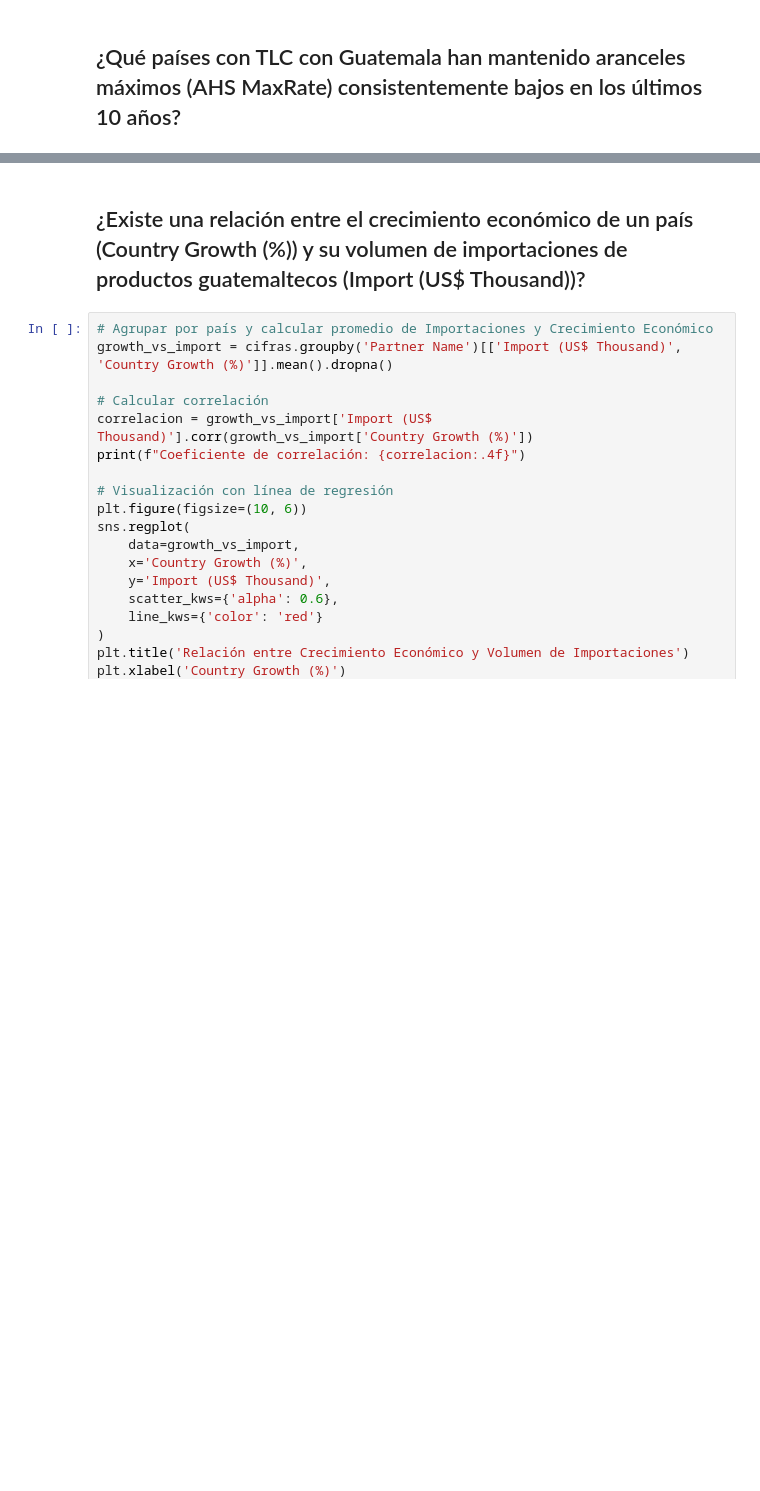
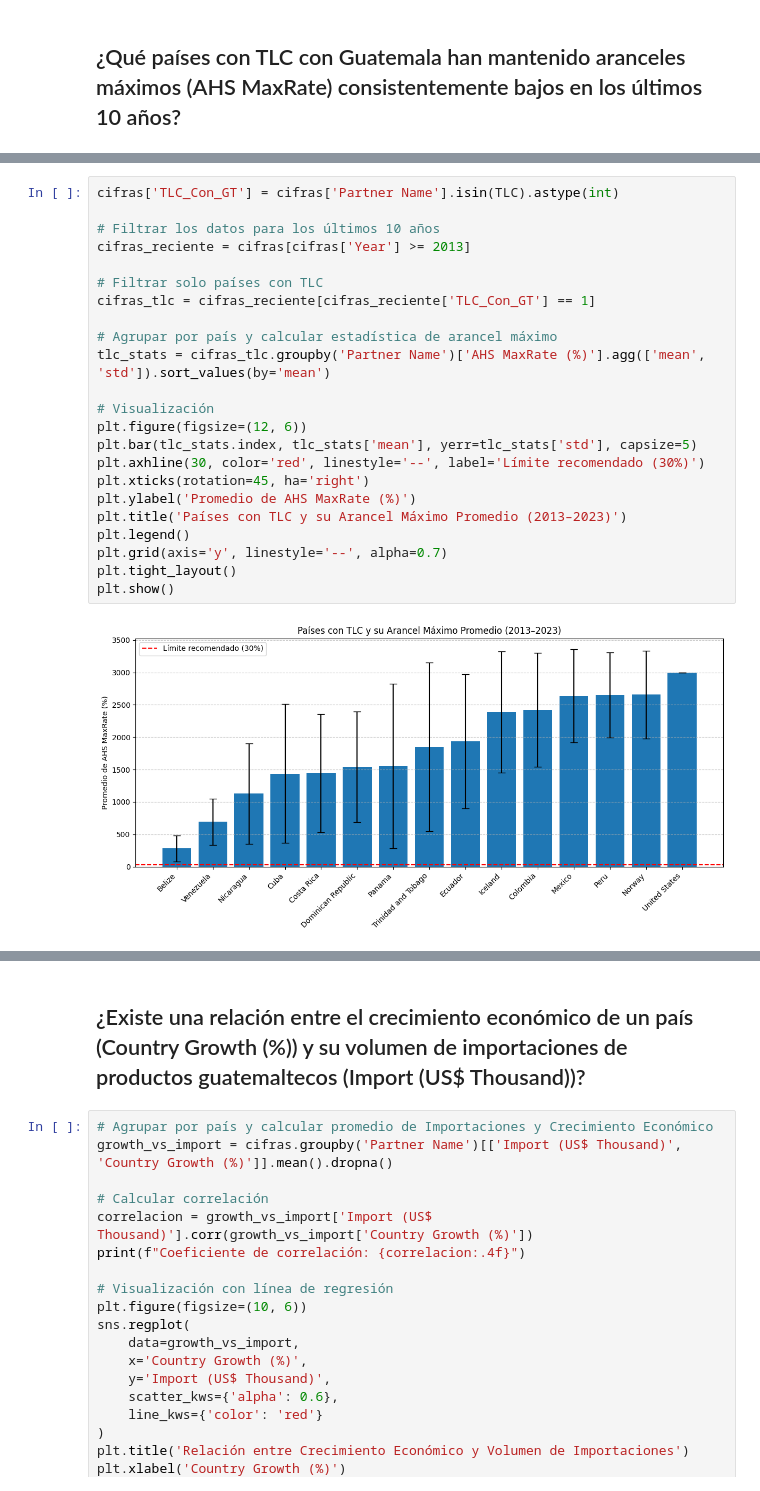
Before and after one commit to angosoto/Proyecto-Final-Data-Science-, a Jupyter notebook: EDA.ipynb, the cells around one changed output, grey strips where cells are left out. Drawn from its saved outputs; the diff is of its cells as text; blank space fills up the shorter version.

```diff
--- a/EDA.ipynb
+++ b/EDA.ipynb
@@ -35,0 +27,25 @@ plt.show()
+# %%
+cifras['TLC_Con_GT'] = cifras['Partner Name'].isin(TLC).astype(int)
+
+# Filtrar los datos para los últimos 10 años
+cifras_reciente = cifras[cifras['Year'] >= 2013]
+
+# Filtrar solo países con TLC
+cifras_tlc = cifras_reciente[cifras_reciente['TLC_Con_GT'] == 1]
+
+# Agrupar por país y calcular estadística de arancel máximo
+tlc_stats = cifras_tlc.groupby('Partner Name')['AHS MaxRate (%)'].agg(['mean', 'std']).sort_values(by='mean')
+
+# Visualización
+plt.figure(figsize=(12, 6))
+plt.bar(tlc_stats.index, tlc_stats['mean'], yerr=tlc_stats['std'], capsize=5)
+plt.axhline(30, color='red', linestyle='--', label='Límite recomendado (30%)')
+plt.xticks(rotation=45, ha='right')
+plt.ylabel('Promedio de AHS MaxRate (%)')
+plt.title('Países con TLC y su Arancel Máximo Promedio (2013–2023)')
+plt.legend()
+plt.grid(axis='y', linestyle='--', alpha=0.7)
+plt.tight_layout()
+plt.show()
+# %% [output]
+[figure, added]
```
Also changed, not shown: parts of 8 cells of this notebook, 1 other file.
